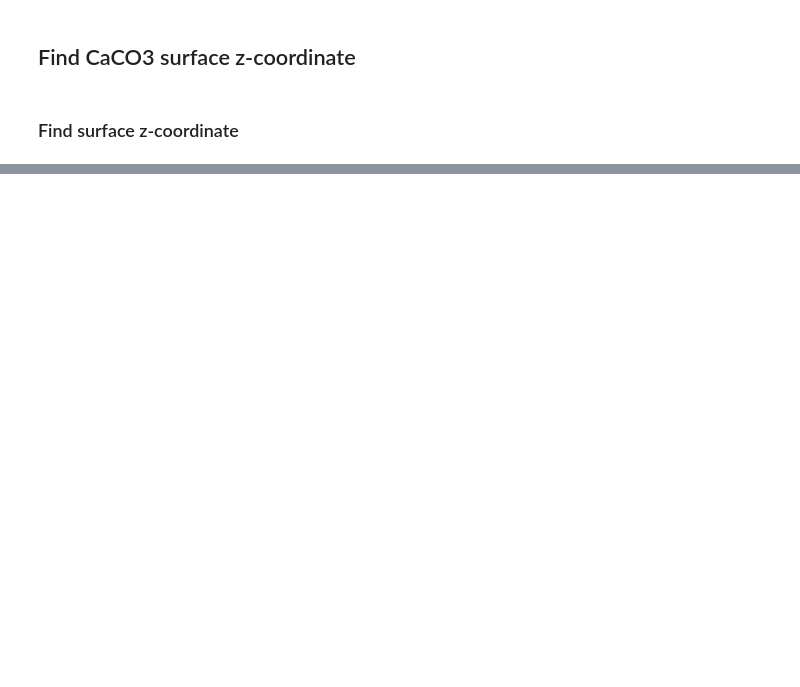
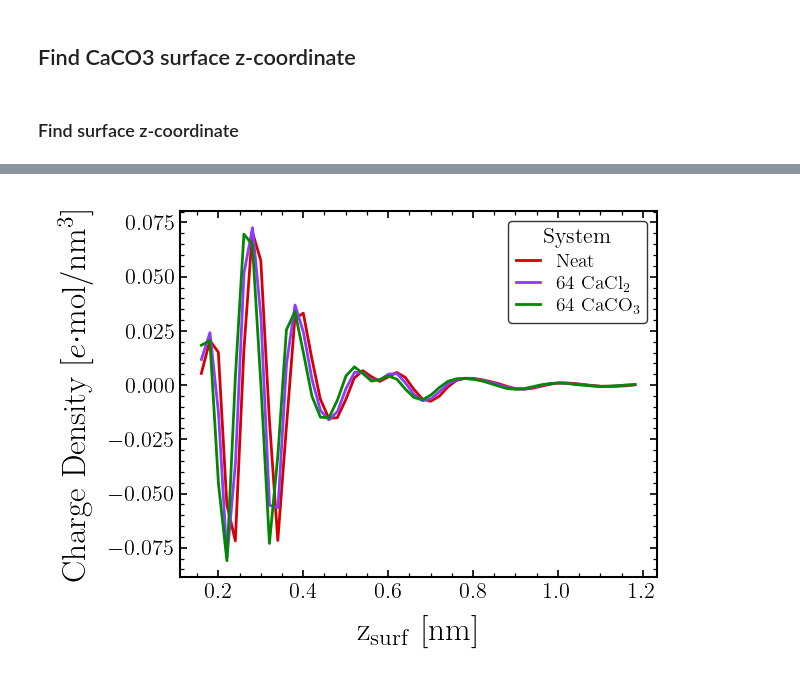
Before and after one commit to CarvFS/Analysis-Polyelectrolyte-Surface-Adsorption, a Jupyter notebook: analysis/4-no-PE/notebooks/axial_density.ipynb, the cells around one changed output, grey strips where cells are left out. Cells and saved outputs as stored; diff of their text form; code cells hidden in the pictures; blank space fills up the shorter version.

```diff
--- a/analysis/4-no-PE/notebooks/axial_density.ipynb
+++ b/analysis/4-no-PE/notebooks/axial_density.ipynb
@@ -208,0 +319,26 @@ plt.show()
+# %%
+# plot the number density profile of water oxygen atoms
+cmap = cc.glasbey
+figname = "all_chargedensity_z"
+fig, ax = plt.subplots()
+
+data = {}
+for i, sim in enumerate(sims):
+    x = (sim.z_numden_all["hist_bin_centers"] - sim.z_surface_pos) / 10.0
+    y = sim.z_numden_all["charge_density"]
+    idx_drop = np.where((x < 0.15) | (x > zmax))
+    x = np.delete(x, idx_drop)
+    y = np.delete(y, idx_drop)
+    data[f"line_{i}_x"] = x
+    data[f"line_{i}_y"] = y
+
+    ax.plot(x, y, label=sim.label, color=cmap[sims.index(sim)])
+
+ax.set_xlabel(r"z$_{\mathrm{surf}}$ [nm]")
+ax.set_ylabel(r"Charge Density [$e$$\cdot$mol/nm$^3$]")
+ax.legend(title="System")
+
+save_fig(data, fig, figname, dir_dat, dir_fig, fig_ext, fig_args)
+plt.show()
+# %% [output]
+[figure, added]
```
Also changed, not shown: parts of 10 cells of this notebook, 3 other files.
